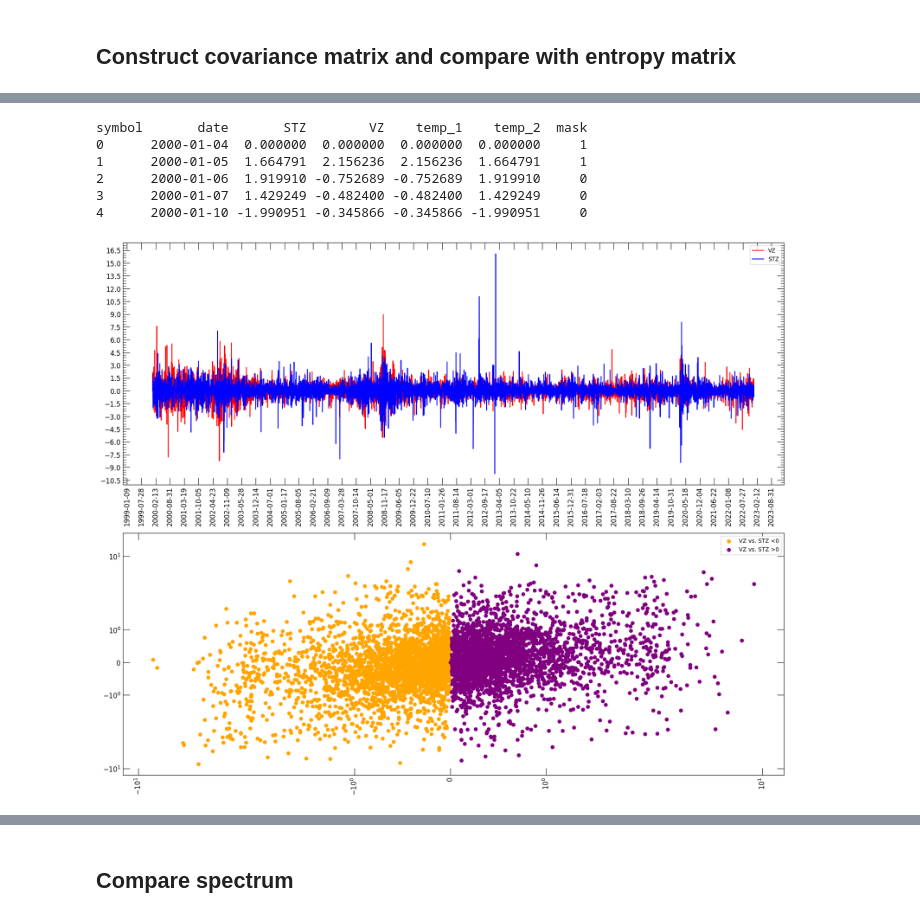
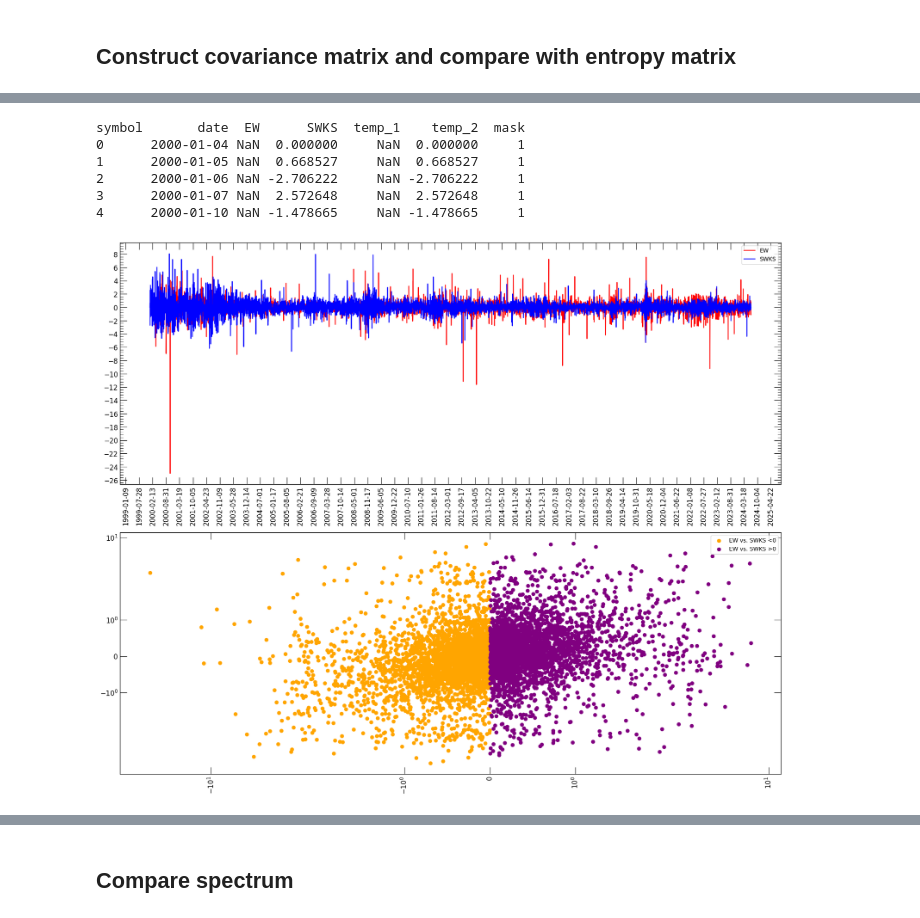
Before and after one commit to fsabrilb/Market_Efficiency, a Jupyter notebook: scripts/estimate_covariance_matrix_entropy.ipynb, the cells around one changed output, grey strips where cells are left out. Saved outputs shown, nothing was run; the diff lists cells and outputs as text; code cells hidden in the pictures.

```diff
--- a/scripts/estimate_covariance_matrix_entropy.ipynb
+++ b/scripts/estimate_covariance_matrix_entropy.ipynb
@@ -29,5 +30,7 @@ input_generation_date = "2024-06-24"
 ## Load data and filter duplicates by symbol and date
 # %%
 # Standard and Poor's 500 - S&P 500 (United States)
-df_stock_index = pd.read_pickle("{}/df_sp500_{}.pkl".format(input_path_processed, re.sub("-", "", input_generation_date)))
+df_stock_index = pd.read_pickle("{}/df_stock_index_gspc_{}.pkl".format(input_path_processed, re.sub("-", "", input_generation_date)))
+# Mexico Price and Quote Index (Mexico)
+#df_stock_index = pd.read_pickle("{}/df_stock_index_mxx_{}.pkl".format(input_path_processed, re.sub("-", "", input_generation_date)))
 df_stock_index.drop_duplicates(subset = ["date", "symbol"], keep = "first", inplace = True, ignore_index = True)
@@ -88,5 +37,13 @@ Variance of information:
 # %% [markdown]
 ## Entropy matrix (proof)
+# %%
+column_ = "z_score_log_return"
+
+# Standard and Poor's 500 - S&P 500 (United States)
+shares_pair = ["EW", "SWKS"]
+
+# Mexico Price and Quote Index (Mexico)
+#shares_pair = ["CUERVO.MX", "GCC.MX"]
 # %%
 ee.estimate_entropy_pairs(
     df = df_stock_index,
@@ -189,4 +138,6 @@ df_final[df_final["symbol_x"] != df_final["symbol_y"]].drop_duplicates().sort_va
 # %%
+column_ = "z_score_log_return"
+
 import matplotlib.pyplot as plt # type: ignore
 import matplotlib.ticker as mtick # type: ignore
 
@@ -196,57 +147,54 @@ def symlog(x):
     else:
         return -np.log(-x)
 
-s1 = "VZ"
-s2 = "STZ"
-
 fig,ax = plt.subplots(2,1)
 fig.set_size_inches(w = 21, h = 17)
 
-df_1 = df_stock_index[df_stock_index["symbol"] == s1]
-df_2 = df_stock_index[df_stock_index["symbol"] == s2]
+df_1 = df_stock_index[df_stock_index["symbol"] == shares_pair[0]]
+df_2 = df_stock_index[df_stock_index["symbol"] == shares_pair[1]]
 df_3 = (
-    df_stock_index[df_stock_index["symbol"].isin([s1, s2])]
-        .pivot(index = "date", columns = "symbol", values = "normalized_log_return")
+    df_stock_index[df_stock_index["symbol"].isin(shares_pair)]
+        .pivot(index = "date", columns = "symbol", values = column_)
         .reset_index()
 )
-df_3["temp_1"] = df_3[s1]#.apply(lambda x: symlog(x))
-df_3["temp_2"] = df_3[s2]#.apply(lambda x: symlog(x))
+df_3["temp_1"] = df_3[shares_pair[0]]#.apply(lambda x: symlog(x))
+df_3["temp_2"] = df_3[shares_pair[1]]#.apply(lambda x: symlog(x))
 df_3["mask"] = 1
-df_3["mask"] = df_3["mask"].mask(cond = df_3[s1] < 0, other = 0)
+df_3["mask"] = df_3["mask"].mask(cond = df_3[shares_pair[0]] < 0, other = 0)
 #df_3 = df_3[((df_3[s1] <= df_3[s1].quantile(0.95)) & (df_3[s2] <= df_3[s2].quantile(0.95)))]
 print(df_3.head())
 
-ax[0].plot(df_1["date"], df_1["normalized_log_return"], color = "red", label = s1)
-ax[0].plot(df_2["date"], df_2["normalized_log_return"], color = "blue", label = s2)
-ax[1].scatter(df_3[df_3["mask"] == 0]["temp_1"], df_3[df_3["mask"] == 0]["temp_2"], color = "orange", label = "{} vs. {} <0".format(s1, s2))
-ax[1].scatter(df_3[df_3["mask"] == 1]["temp_1"], df_3[df_3["mask"] == 1]["temp_2"], color = "purple", label = "{} vs. {} >0".format(s1, s2))
+ax[0].plot(df_1["date"], df_1[column_], color = "red", label = shares_pair[0])
+ax[0].plot(df_2["date"], df_2[column_], color = "blue", label = shares_pair[1])
+ax[1].scatter(df_3[df_3["mask"] == 0]["temp_1"], df_3[df_3["mask"] == 0]["temp_2"], color = "orange", label = "{} vs. {} <0".format(shares_pair[0], shares_pair[1]))
+ax[1].scatter(df_3[df_3["mask"] == 1]["temp_1"], df_3[df_3["mask"] == 1]["temp_2"], color = "purple", label = "{} vs. {} >0".format(shares_pair[0], shares_pair[1]))
 #ax[1].scatter(df_3[s1], df_3[s2], color = "orange", label = "{} vs. {}".format(s1, s2))
 
 ax[0].tick_params(which = "major", direction = "in", top = True, right = True, labelsize = 12, length = 12)
 ax[0].tick_params(which = "minor", direction = "in", top = True, right = True, labelsize = 12, length = 6)
 ax[0].xaxis.set_major_locator(mtick.MaxNLocator(60))
 ax[0].yaxis.set_major_locator(mtick.MaxNLocator(20))
 ax[0].yaxis.set_minor_locator(mtick.MaxNLocator(5 * 20))
 ax[0].tick_params(axis = "x", labelrotation = 90)
 ax[0].legend()
 
 ax[1].tick_params(which = "major", direction = "in", top = True, right = True, labelsize = 12, length = 12)
 ax[1].tick_params(which = "minor", direction = "in", top = True, right = True, labelsize = 12, length = 6)
 ax[1].xaxis.set_major_locator(mtick.MaxNLocator(40))
 ax[1].xaxis.set_minor_locator(mtick.MaxNLocator(4 * 20))
 ax[1].yaxis.set_major_locator(mtick.MaxNLocator(20))
 ax[1].yaxis.set_minor_locator(mtick.MaxNLocator(5 * 20))
 ax[1].tick_params(axis = "x", labelrotation = 90)
 ax[1].legend()
 ax[1].set_xscale(value = "symlog")
 ax[1].set_yscale(value = "symlog")
 
 plt.show()
 # %% [output]
-symbol       date       STZ        VZ    temp_1    temp_2  mask
-0      2000-01-04  0.000000  0.000000  0.000000  0.000000     1
-1      2000-01-05  1.664791  2.156236  2.156236  1.664791     1
-2      2000-01-06  1.919910 -0.752689 -0.752689  1.919910     0
-3      2000-01-07  1.429249 -0.482400 -0.482400  1.429249     0
-4      2000-01-10 -1.990951 -0.345866 -0.345866 -1.990951     0
+symbol       date  EW      SWKS  temp_1    temp_2  mask
+0      2000-01-04 NaN  0.000000     NaN  0.000000     1
+1      2000-01-05 NaN  0.668527     NaN  0.668527     1
+2      2000-01-06 NaN -2.706222     NaN -2.706222     1
+3      2000-01-07 NaN  2.572648     NaN  2.572648     1
+4      2000-01-10 NaN -1.478665     NaN -1.478665     1
-[figure, old version]
+[figure, new version]
```
Also changed, not shown: parts of 20 cells of this notebook, 6 other files.
